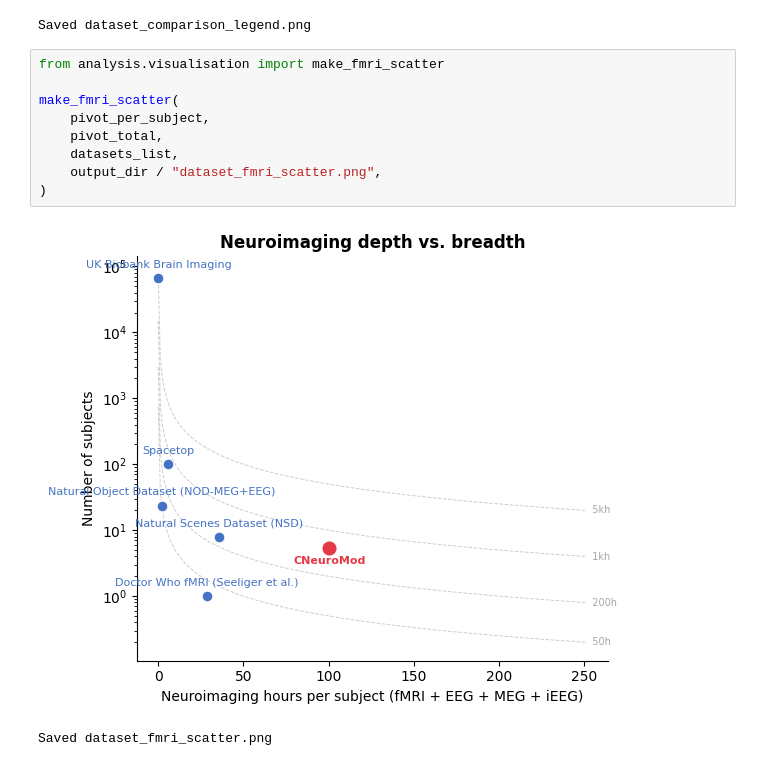
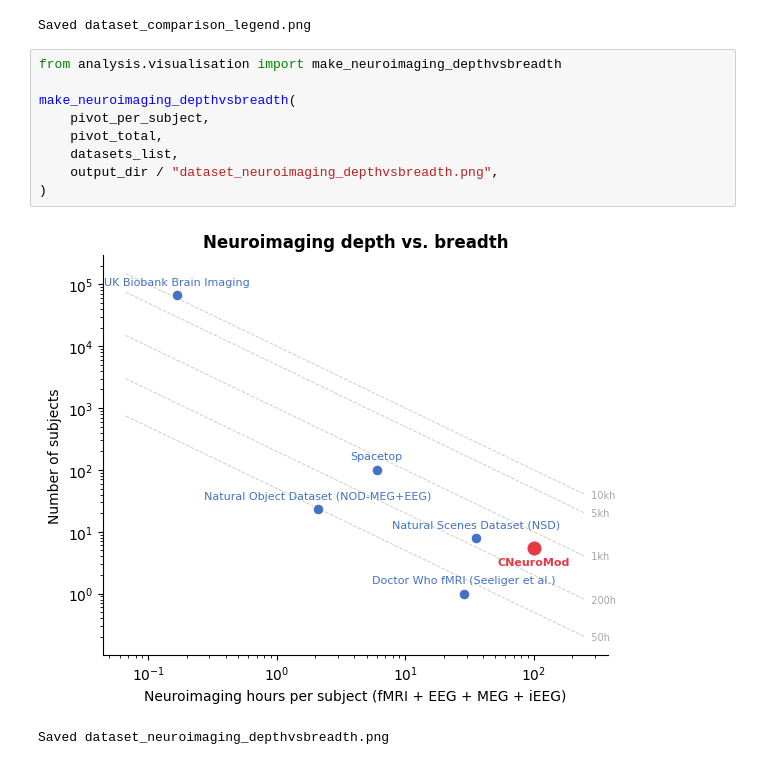
Before and after one commit to courtois-neuromod/dataset_comparison, a Jupyter notebook: notebooks/summary.ipynb, the cells around one changed output. Drawn from its saved outputs; the diff is of its cells as text.

Commit message:
Rename fmri_scatter to neuroimaging_depthvsbreadth, add log x-axis and 10kh isoline
Co-Authored-By: Claude Sonnet 4.6 <noreply@anthropic.com>

```diff
--- a/notebooks/summary.ipynb
+++ b/notebooks/summary.ipynb
@@ -108,14 +108,14 @@ make_legend(output_dir / "dataset_comparison_legend.png")
 [figure]
 Saved dataset_comparison_legend.png
 # %%
-from analysis.visualisation import make_fmri_scatter
+from analysis.visualisation import make_neuroimaging_depthvsbreadth
 
-make_fmri_scatter(
+make_neuroimaging_depthvsbreadth(
     pivot_per_subject,
     pivot_total,
     datasets_list,
-    output_dir / "dataset_fmri_scatter.png",
+    output_dir / "dataset_neuroimaging_depthvsbreadth.png",
 )
 # %% [output]
-[figure, old version]
+[figure, new version]
-Saved dataset_fmri_scatter.png
+Saved dataset_neuroimaging_depthvsbreadth.png
```
Also changed, not shown: 3 other files.
